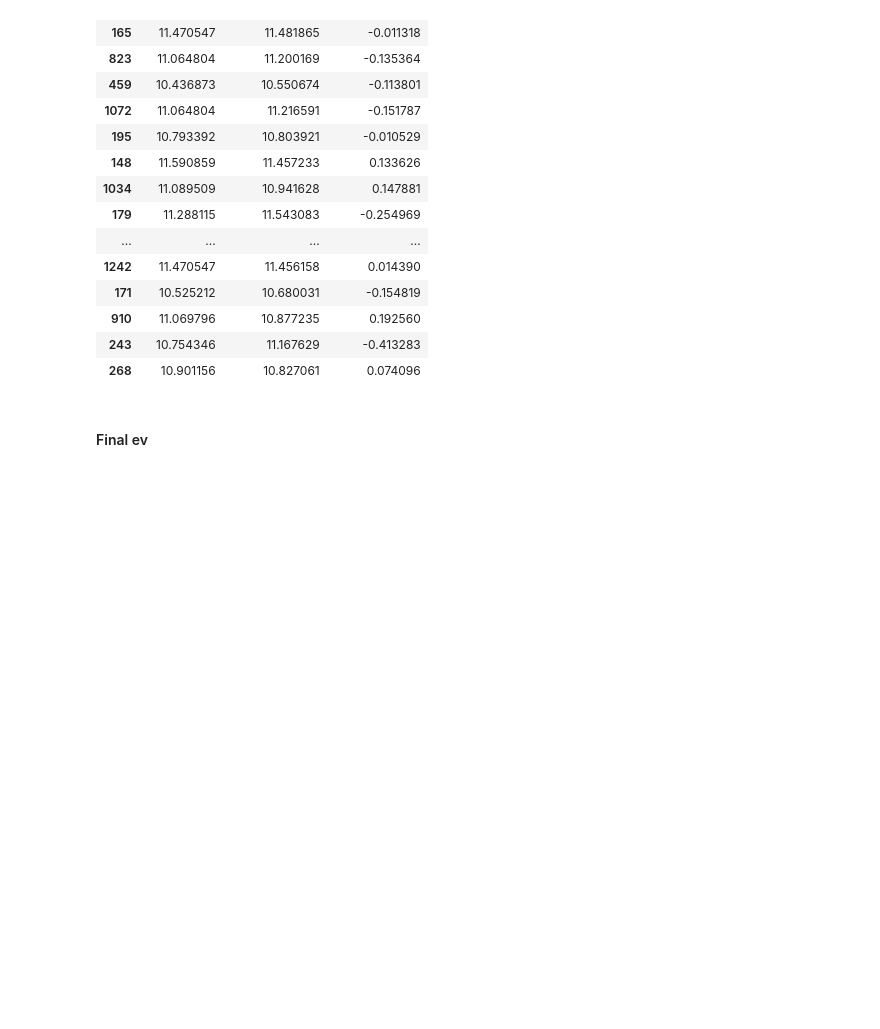
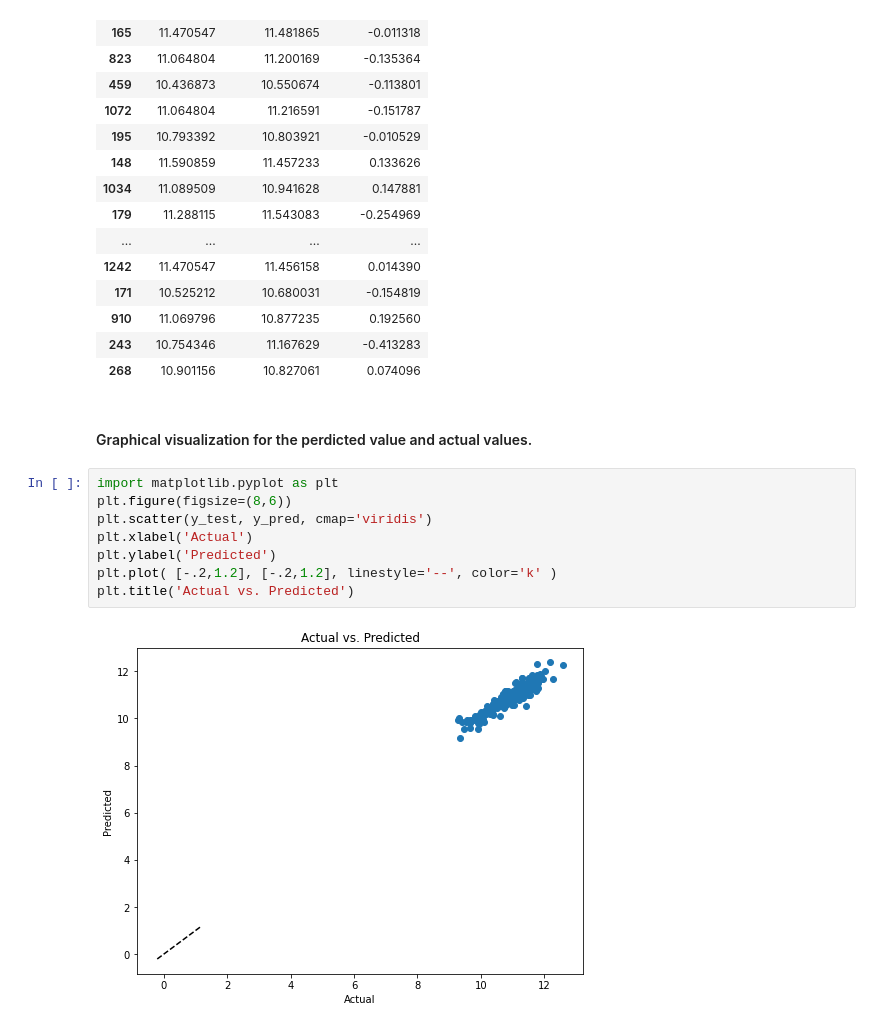
Before and after one commit to MDilankaN/ML_Assignment2_IT19121048_IT19086408_IT19099514_IT19104690, a Jupyter notebook: machine-learning-assignment2.ipynb, the cells around one changed output. Saved outputs shown, nothing was run; the diff lists cells and outputs as text; blank space fills up the shorter version.

```diff
--- a/machine-learning-assignment2.ipynb
+++ b/machine-learning-assignment2.ipynb
@@ -327,5 +327,15 @@ df_py[0:20]
 | 910 | 11.069796 | 10.877235 | 0.192560 |
 | 243 | 10.754346 | 11.167629 | -0.413283 |
 | 268 | 10.901156 | 10.827061 | 0.074096 |
-# %% [markdown]
-#### Final ev
+# %% [markdown]
+#### Graphical visualization for the perdicted value and actual values.
+# %%
+import matplotlib.pyplot as plt
+plt.figure(figsize=(8,6))
+plt.scatter(y_test, y_pred, cmap='viridis')
+plt.xlabel('Actual')
+plt.ylabel('Predicted')
+plt.plot( [-.2,1.2], [-.2,1.2], linestyle='--', color='k' )
+plt.title('Actual vs. Predicted')
+# %% [output]
+[figure, added]
```
Also changed, not shown: parts of 1 cell of this notebook.
